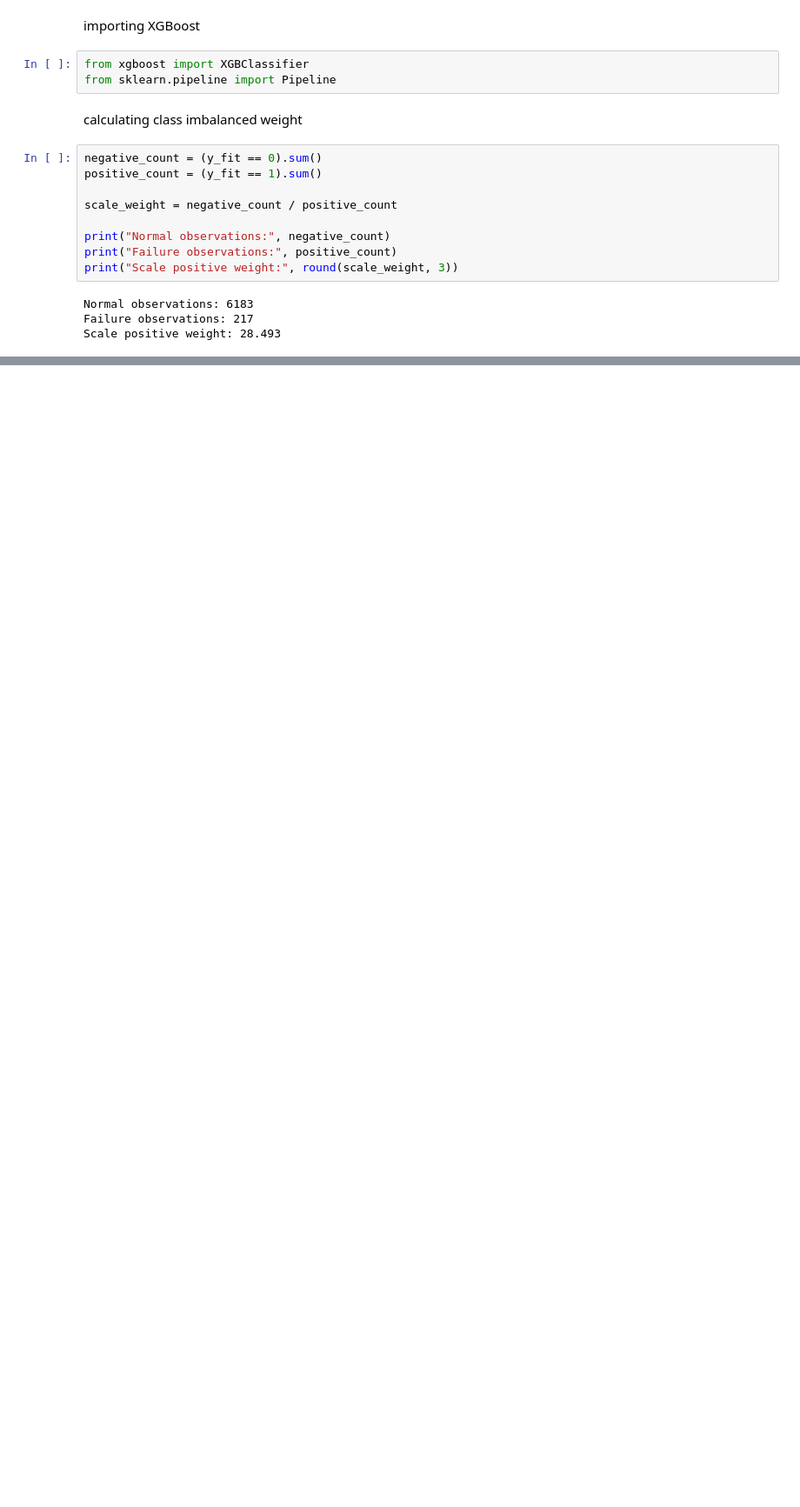
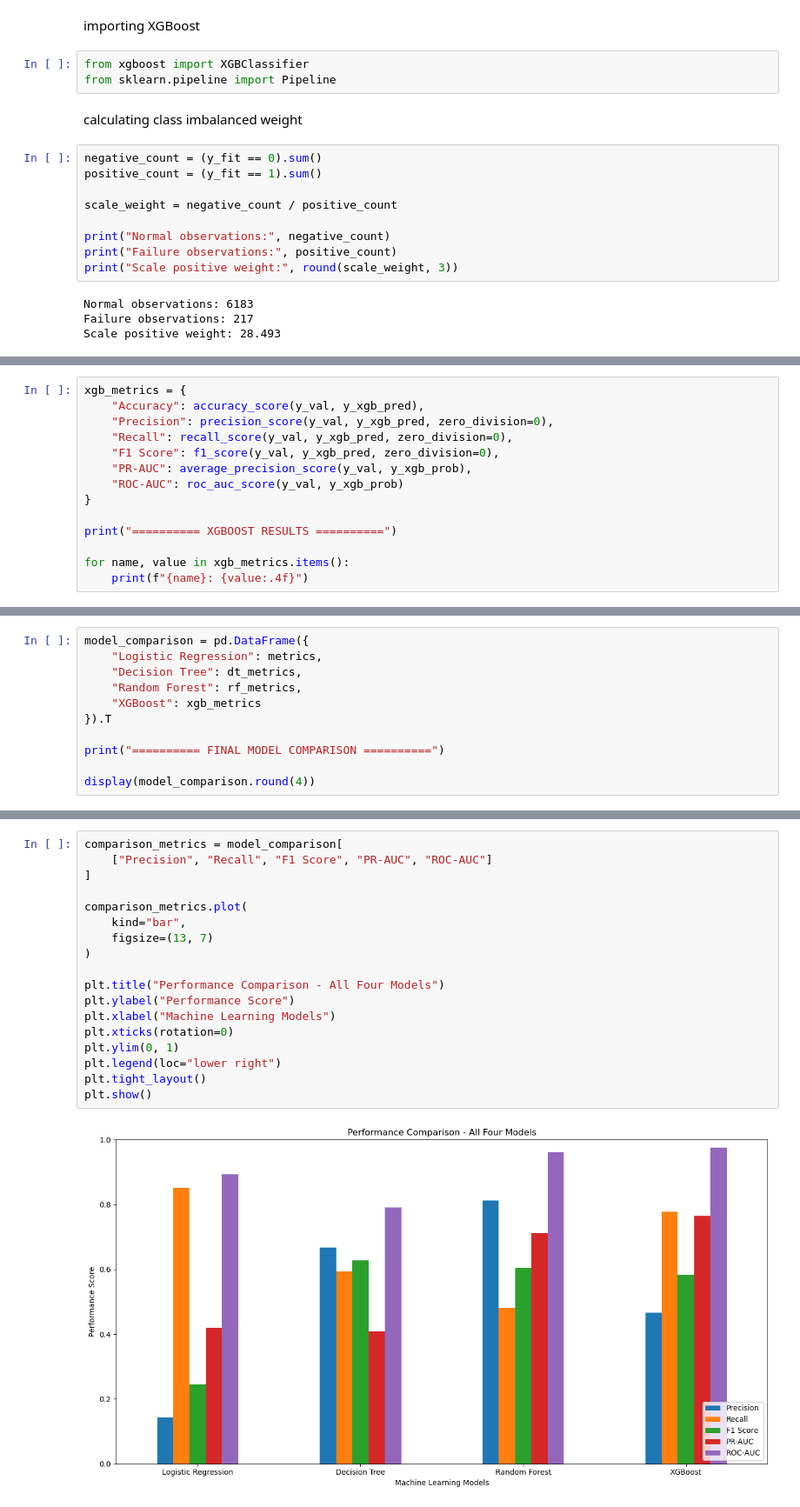
Before and after one commit to hitmanp007/Predictive-Maintenance-Intelligence-Platform, a Jupyter notebook: model_development.ipynb, the cells around one changed output, grey strips where cells are left out. Shown at 87% size. Drawn from its saved outputs; the diff is of its cells as text; blank space fills up the shorter version.

```diff
--- a/model_development.ipynb
+++ b/model_development.ipynb
@@ -720,0 +774,14 @@ Scale positive weight: 28.493
+# %%
+xgb_metrics = {
+    "Accuracy": accuracy_score(y_val, y_xgb_pred),
+    "Precision": precision_score(y_val, y_xgb_pred, zero_division=0),
+    "Recall": recall_score(y_val, y_xgb_pred, zero_division=0),
+    "F1 Score": f1_score(y_val, y_xgb_pred, zero_division=0),
+    "PR-AUC": average_precision_score(y_val, y_xgb_prob),
+    "ROC-AUC": roc_auc_score(y_val, y_xgb_prob)
+}
+
+print("========== XGBOOST RESULTS ==========")
+
+for name, value in xgb_metrics.items():
+    print(f"{name}: {value:.4f}")
@@ -720,0 +883,11 @@ Scale positive weight: 28.493
+# %%
+model_comparison = pd.DataFrame({
+    "Logistic Regression": metrics,
+    "Decision Tree": dt_metrics,
+    "Random Forest": rf_metrics,
+    "XGBoost": xgb_metrics
+}).T
+
+print("========== FINAL MODEL COMPARISON ==========")
+
+display(model_comparison.round(4))
@@ -720,0 +903,20 @@ Scale positive weight: 28.493
+# %%
+comparison_metrics = model_comparison[
+    ["Precision", "Recall", "F1 Score", "PR-AUC", "ROC-AUC"]
+]
+
+comparison_metrics.plot(
+    kind="bar",
+    figsize=(13, 7)
+)
+
+plt.title("Performance Comparison - All Four Models")
+plt.ylabel("Performance Score")
+plt.xlabel("Machine Learning Models")
+plt.xticks(rotation=0)
+plt.ylim(0, 1)
+plt.legend(loc="lower right")
+plt.tight_layout()
+plt.show()
+# %% [output]
+[figure, added]
```
Also changed, not shown: parts of 20 cells of this notebook.
